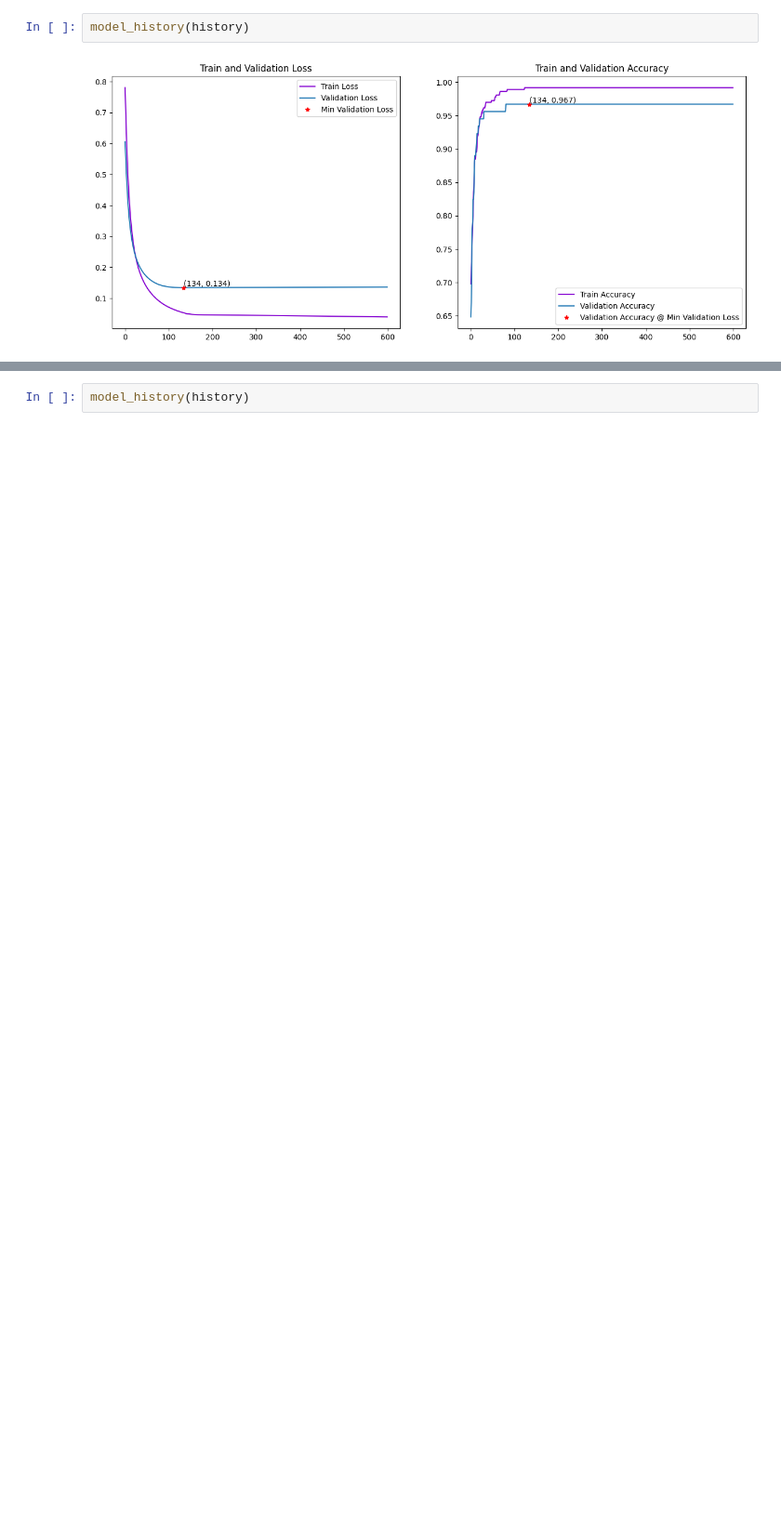
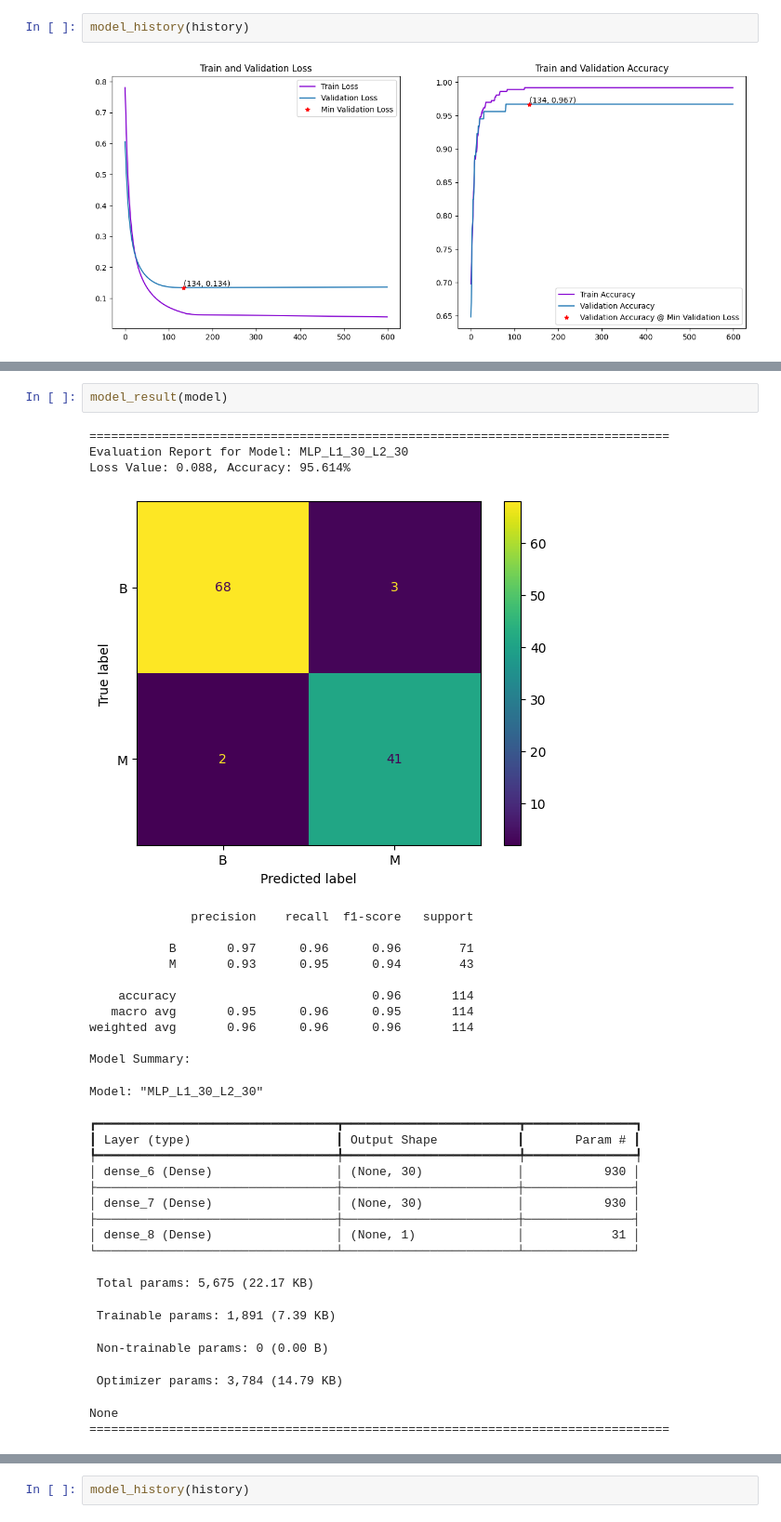
Before and after one commit to Team-AY/Breast-Cancer-Prediction, a Jupyter notebook: Research_process.ipynb, the cells around one changed output, grey strips where cells are left out. Shown at 93% size. Saved outputs shown, nothing was run; the diff lists cells and outputs as text; blank space fills up the shorter version.

```diff
--- a/Research_process.ipynb
+++ b/Research_process.ipynb
@@ -377 +506,34 @@ None
+# %%
+model_result(model)
+# %% [output]
+================================================================================
+Evaluation Report for Model: MLP_L1_30_L2_30
+Loss Value: 0.088, Accuracy: 95.614%
+[figure, added]
+              precision    recall  f1-score   support
+
+           B       0.97      0.96      0.96        71
+           M       0.93      0.95      0.94        43
+
+    accuracy                           0.96       114
+   macro avg       0.95      0.96      0.95       114
+weighted avg       0.96      0.96      0.96       114
+
+Model Summary:
+Model: "MLP_L1_30_L2_30"
+┏━━━━━━━━━━━━━━━━━━━━━━━━━━━━━━━━━┳━━━━━━━━━━━━━━━━━━━━━━━━┳━━━━━━━━━━━━━━━┓
+┃ Layer (type)                    ┃ Output Shape           ┃       Param # ┃
+┡━━━━━━━━━━━━━━━━━━━━━━━━━━━━━━━━━╇━━━━━━━━━━━━━━━━━━━━━━━━╇━━━━━━━━━━━━━━━┩
+│ dense_6 (Dense)                 │ (None, 30)             │           930 │
+├─────────────────────────────────┼────────────────────────┼───────────────┤
+│ dense_7 (Dense)                 │ (None, 30)             │           930 │
+├─────────────────────────────────┼────────────────────────┼───────────────┤
+│ dense_8 (Dense)                 │ (None, 1)              │            31 │
+└─────────────────────────────────┴────────────────────────┴───────────────┘
+ Total params: 5,675 (22.17 KB)
+ Trainable params: 1,891 (7.39 KB)
+ Non-trainable params: 0 (0.00 B)
+ Optimizer params: 3,784 (14.79 KB)
+None
+================================================================================
 # %% [markdown]
```
Also changed, not shown: parts of 25 cells of this notebook.
